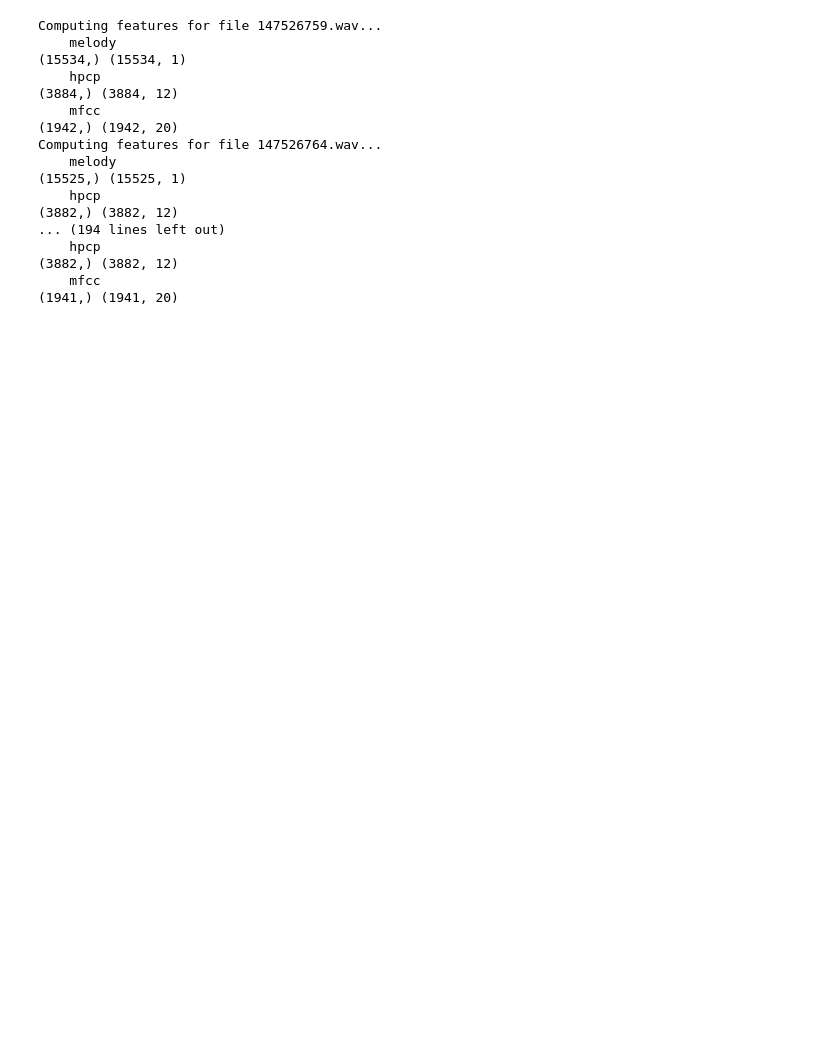
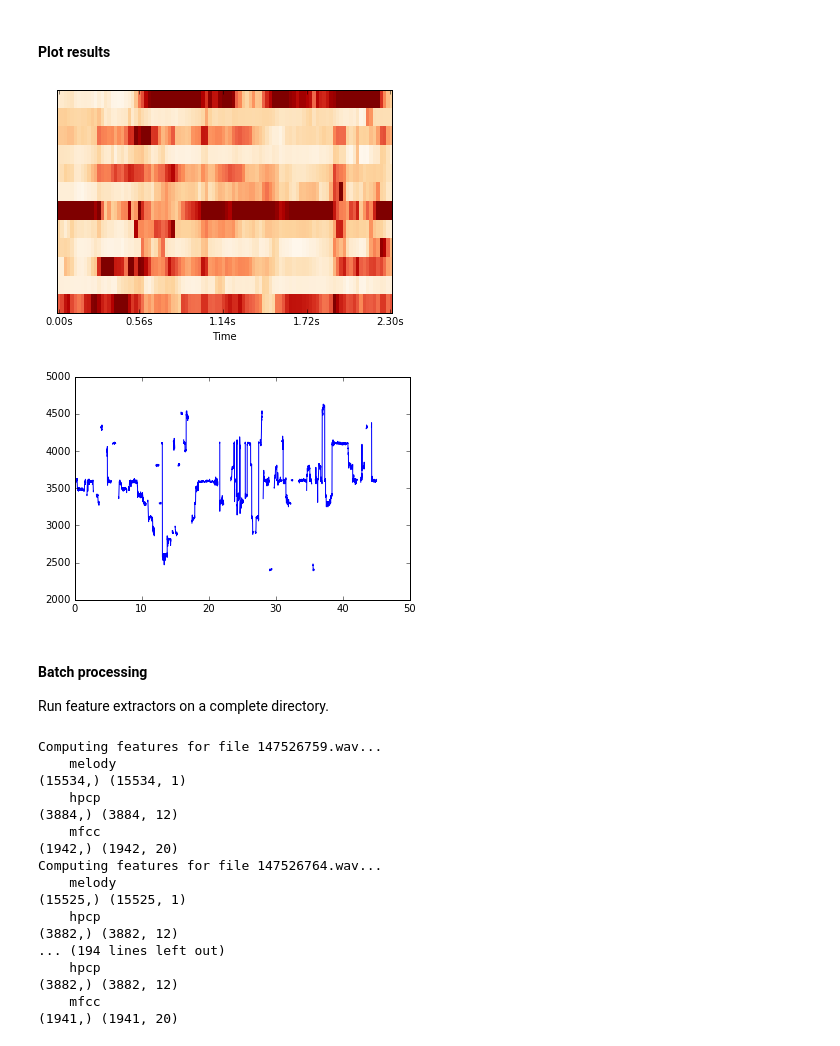
Before and after one commit to jvbalen/catchy, a Jupyter notebook: demo.ipynb, the cells around one changed output. Cells and saved outputs as stored; diff of their text form; code cells hidden in the pictures; blank space fills up the shorter version.

```diff
--- a/demo.ipynb
+++ b/demo.ipynb
@@ -43,3 +41,4 @@ Each of these steps has its own python file that can be imported to run it on so
 # %%
 audio_dir = '/Users/Jan/Documents/Work/Cogitch/Audio/HookedOnMusic_30_wav'
 filenames = os.listdir(audio_dir)
+example_file = filenames[0]
@@ -48,24 +51,24 @@ filenames = os.listdir(audio_dir)
 # %%
-data_dir = '/Users/Jan/Documents/Work/Cogitch/Data/HookedOnMusic_30_wav'
-mfcc_dir = 'mfcc/'
-hpcp_dir = 'hpcp/'
-melody_dir = 'melody/'
-
-n_example = 1
-
-filename = filenames[n_example]
-
-file_id, ext = filename.split('.')
-
-x, sr = librosa.load(os.path.join(audio_dir, filename), mono=True)
+x, sr = librosa.load(os.path.join(audio_dir, example_file), mono=True)
 mfcc = base_features.get_mfcc(x, sr)
 t_hpcp, hpcp = base_features.get_hpcp(x, sr)
 t_melody, melody = base_features.get_melody(x, sr)
-
-plot_matrix(mfcc[:100])
-
-plot_matrix(hpcp[:100])
-
-plt.figure()
-plt.plot(t_melody, melody);
+# %% [markdown]
+#### Plot results
+# %%
+plt.figure()
+librosa.display.specshow(mfcc[:100].T, x_axis='time')
+
+plt.figure();
+librosa.display.specshow(hpcp[:100].T, x_axis='time')
+
+plt.figure()
+plt.plot(t_melody, melody);
+# %% [output]
+[figure, added]
+[figure, added]
+# %% [markdown]
+#### Batch processing
+
+Run feature extractors on a complete directory.
 # %%
```
Also changed, not shown: parts of 6 cells of this notebook, 1 other file.
